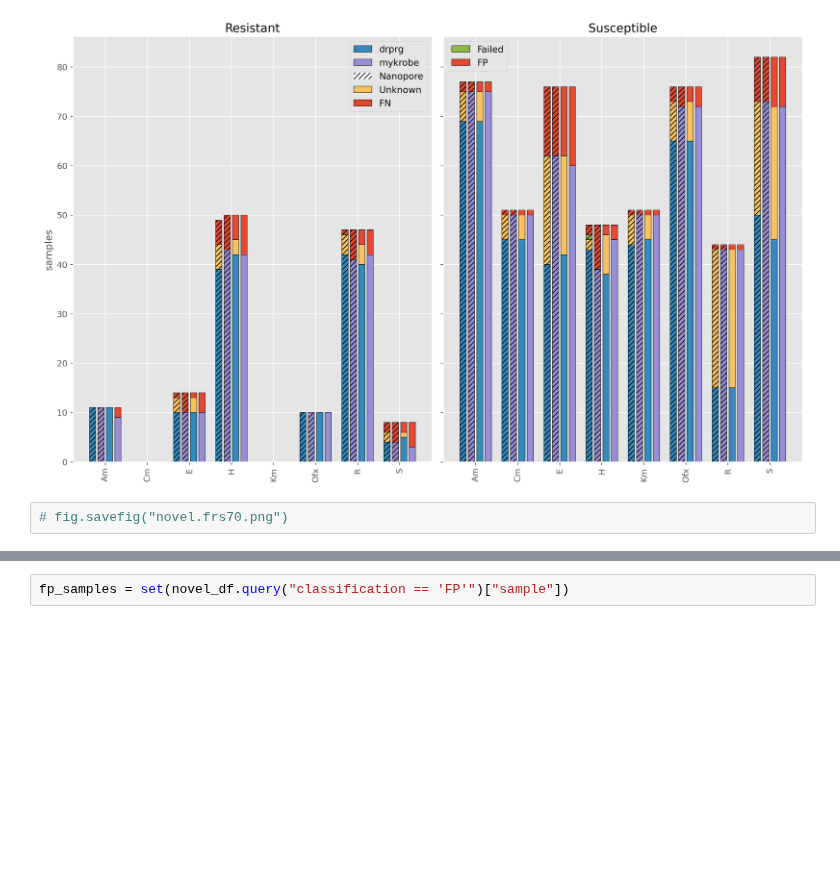
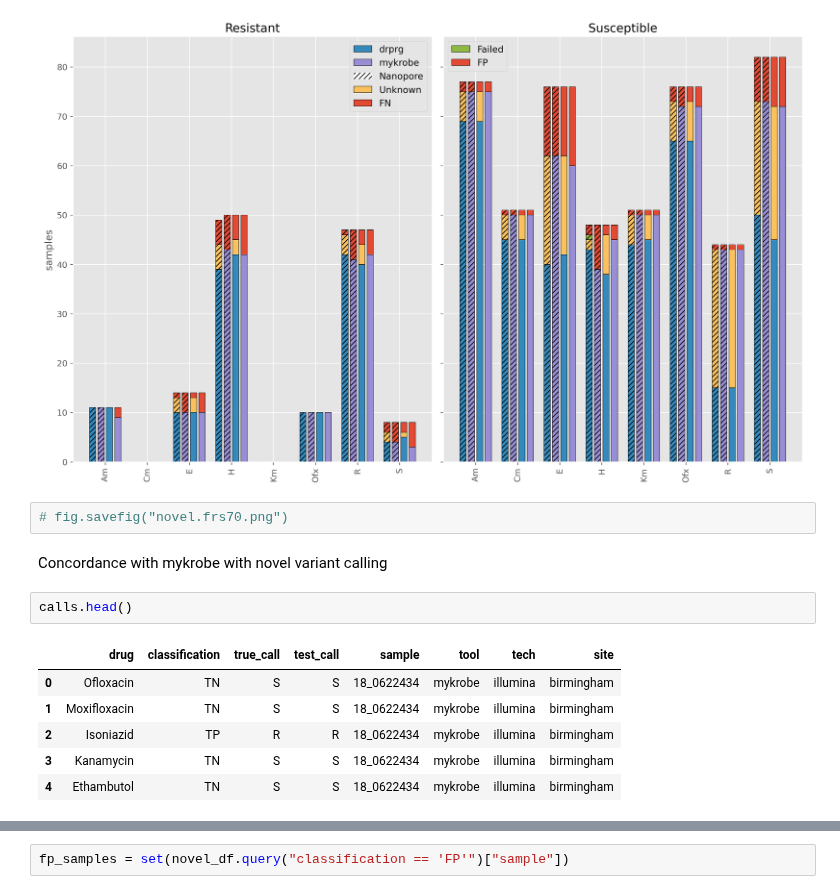
Before and after one commit to mbhall88/head_to_head_pipeline, a Jupyter notebook: analysis/resistance_prediction/workflow/notebooks/analysis_eda.ipynb, the cells around one changed output, grey strips where cells are left out. Saved outputs shown, nothing was run; the diff lists cells and outputs as text; blank space fills up the shorter version.

```diff
--- a/analysis/resistance_prediction/workflow/notebooks/analysis_eda.ipynb
+++ b/analysis/resistance_prediction/workflow/notebooks/analysis_eda.ipynb
@@ -1521,3 +1552,14 @@ plt.tight_layout()
 [figure]
 # %%
 # fig.savefig("novel.frs70.png")
+# %% [markdown]
+Concordance with mykrobe with novel variant calling
+# %%
+calls.head()
+# %% [output]
+|  | drug | classification | true_call | test_call | sample | tool | tech | site |
+| 0 | Ofloxacin | TN | S | S | 18_0622434 | mykrobe | illumina | birmingham |
+| 1 | Moxifloxacin | TN | S | S | 18_0622434 | mykrobe | illumina | birmingham |
+| 2 | Isoniazid | TP | R | R | 18_0622434 | mykrobe | illumina | birmingham |
+| 3 | Kanamycin | TN | S | S | 18_0622434 | mykrobe | illumina | birmingham |
+| 4 | Ethambutol | TN | S | S | 18_0622434 | mykrobe | illumina | birmingham |
```
Also changed, not shown: parts of 12 cells of this notebook.
